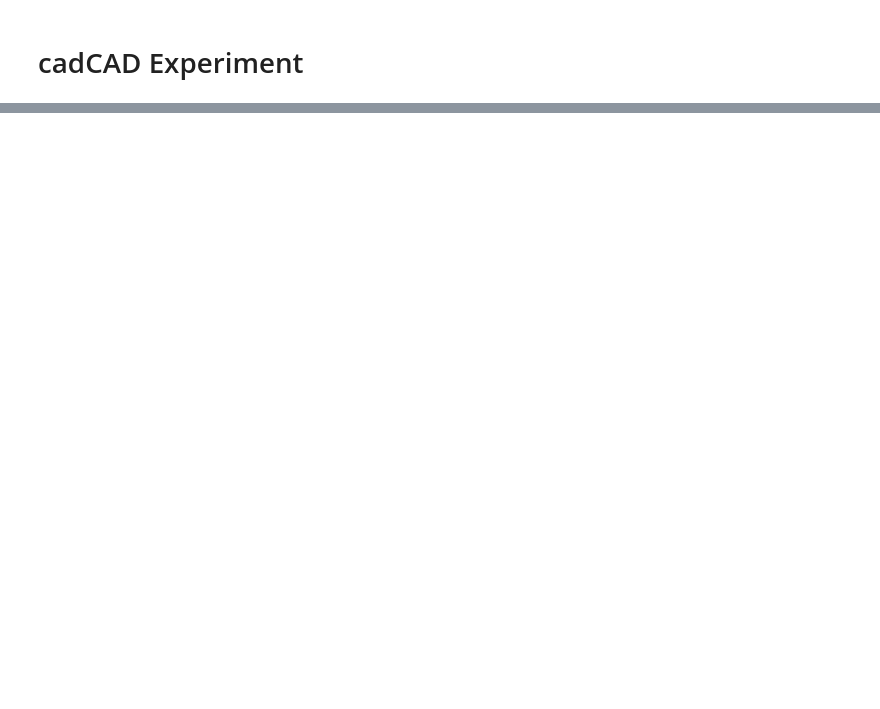
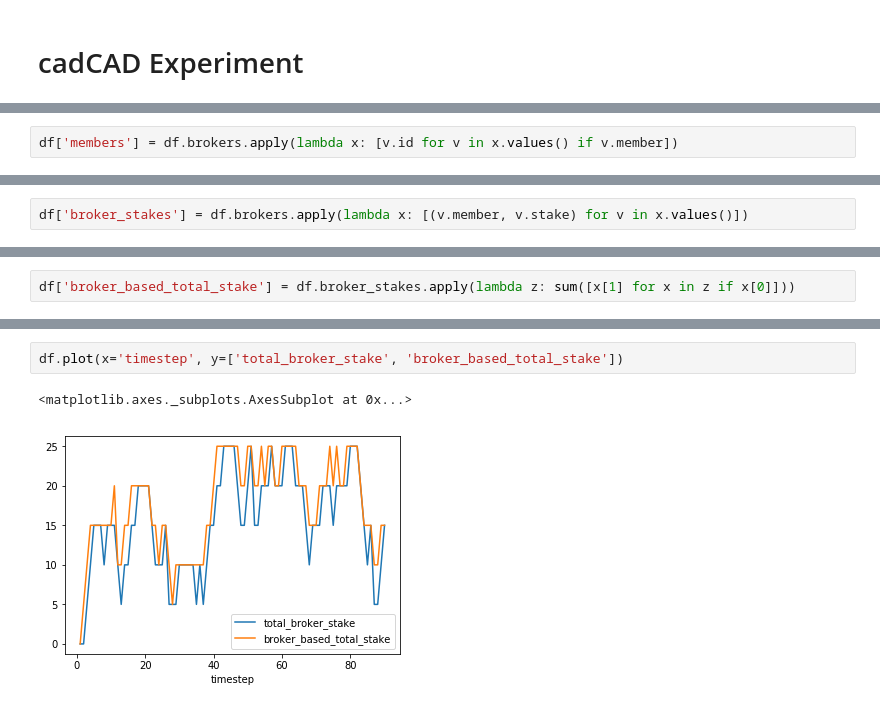
Before and after one commit to BlockScience/proposal-inverter, a Jupyter notebook: experiment.ipynb, the cells around one changed output, grey strips where cells are left out. Cells and saved outputs as stored; diff of their text form; blank space fills up the shorter version.

```diff
--- a/experiment.ipynb
+++ b/experiment.ipynb
@@ -73,0 +90,2 @@ Text(0, 0.5, 'Broker Claimable Funds')
+# %%
+df['members'] = df.brokers.apply(lambda x: [v.id for v in x.values() if v.member])
@@ -73,0 +114,2 @@ Text(0, 0.5, 'Broker Claimable Funds')
+# %%
+df['broker_stakes'] = df.brokers.apply(lambda x: [(v.member, v.stake) for v in x.values()])
@@ -73,0 +152,2 @@ Text(0, 0.5, 'Broker Claimable Funds')
+# %%
+df['broker_based_total_stake'] = df.broker_stakes.apply(lambda z: sum([x[1] for x in z if x[0]]))
@@ -73,0 +174,5 @@ Text(0, 0.5, 'Broker Claimable Funds')
+# %%
+df.plot(x='timestep', y=['total_broker_stake', 'broker_based_total_stake'])
+# %% [output]
+<matplotlib.axes._subplots.AxesSubplot at 0x...>
+[figure, added]
```
Also changed, not shown: parts of 11 cells of this notebook, 2 other files.
